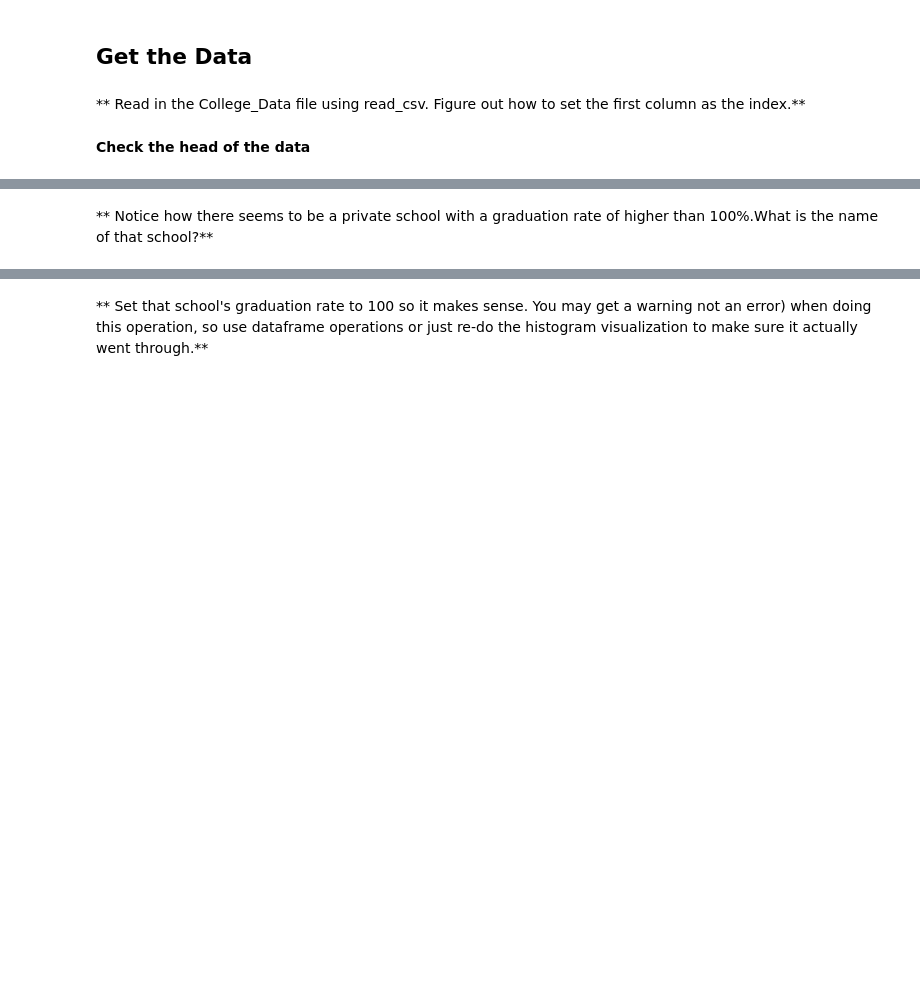
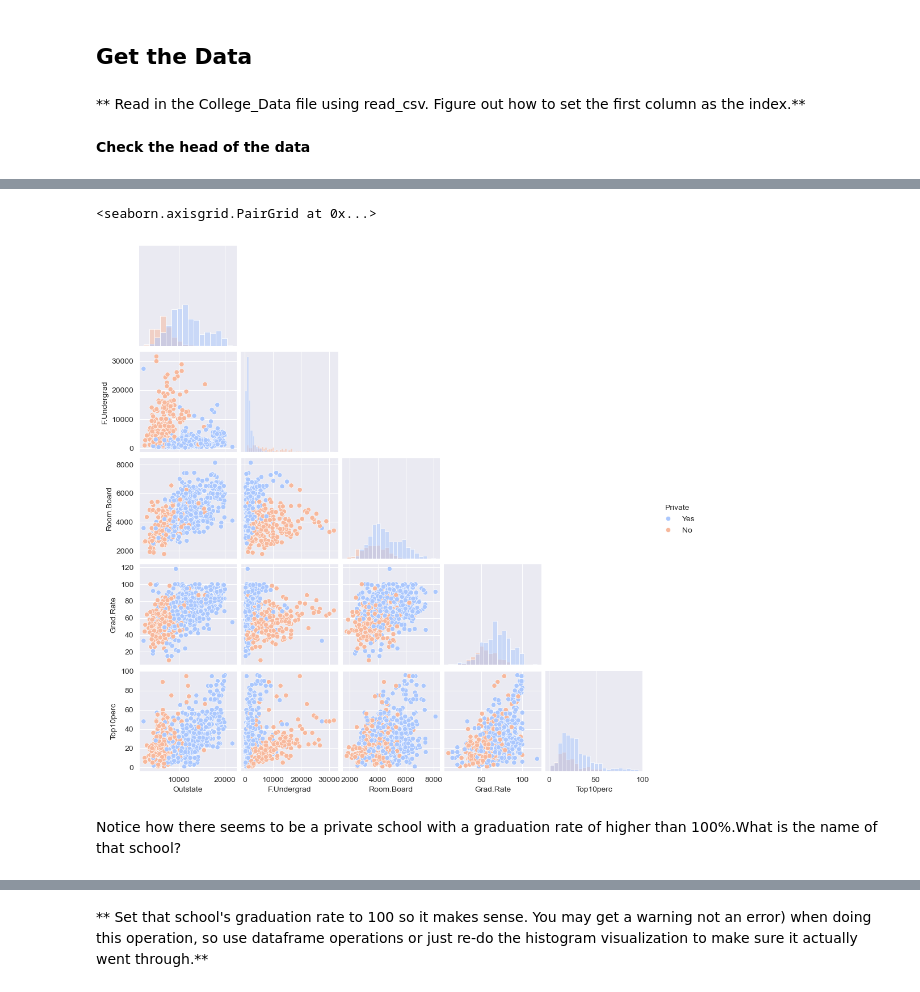
Before and after one commit to Minhhoang2606/Python-for-Data-Science-and-Machine-Learning-Bootcamp, a Jupyter notebook: 17-K-Means-Clustering/03-K Means Clustering Project.ipynb, the cells around one changed output, grey strips where cells are left out. Drawn from its saved outputs; the diff is of its cells as text; code cells hidden in the pictures; blank space fills up the shorter version.

```diff
--- a/17-K-Means-Clustering/03-K Means Clustering Project.ipynb
+++ b/17-K-Means-Clustering/03-K Means Clustering Project.ipynb
@@ -132,5 +115,11 @@ g = g.map(plt.hist,'Grad.Rate',bins=20,alpha=0.7)
+# %%
+selected_features = ["Outstate", "F.Undergrad", "Room.Board", "Grad.Rate", "Top10perc"]
+sns.pairplot(df[selected_features + ["Private"]], hue="Private", palette="coolwarm", diag_kind="hist", corner=True, height=2)
+# %% [output]
+<seaborn.axisgrid.PairGrid at 0x...>
+[figure, added]
 # %% [markdown]
-** Notice how there seems to be a private school with a graduation rate of higher than 100%.What is the name of that school?**
+Notice how there seems to be a private school with a graduation rate of higher than 100%.What is the name of that school?
 # %%
 df[df['Grad.Rate'] > 100]
 # %% [output]
```
Also changed, not shown: parts of 25 cells of this notebook, 1 other file.
